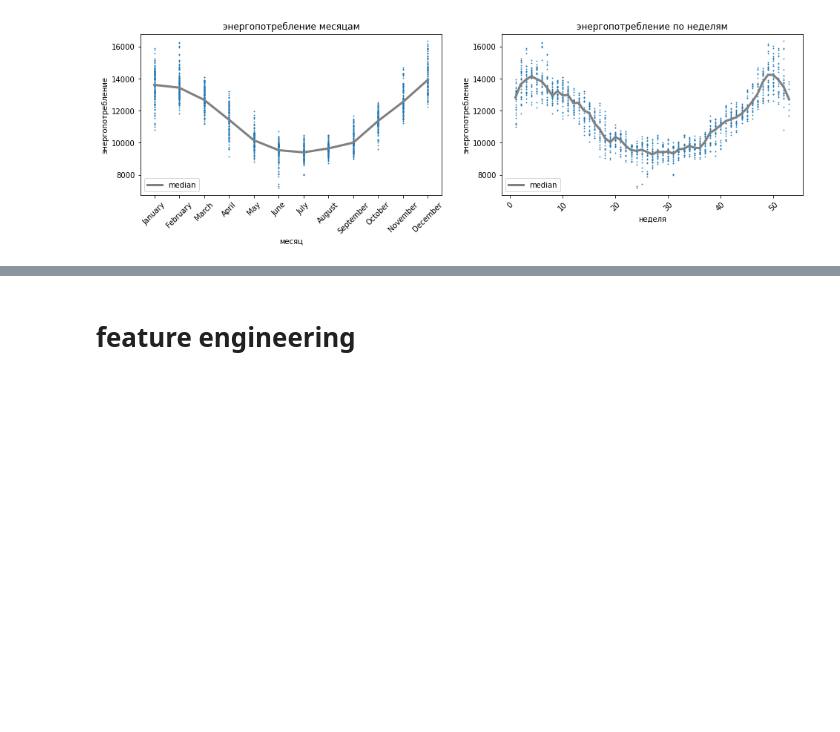
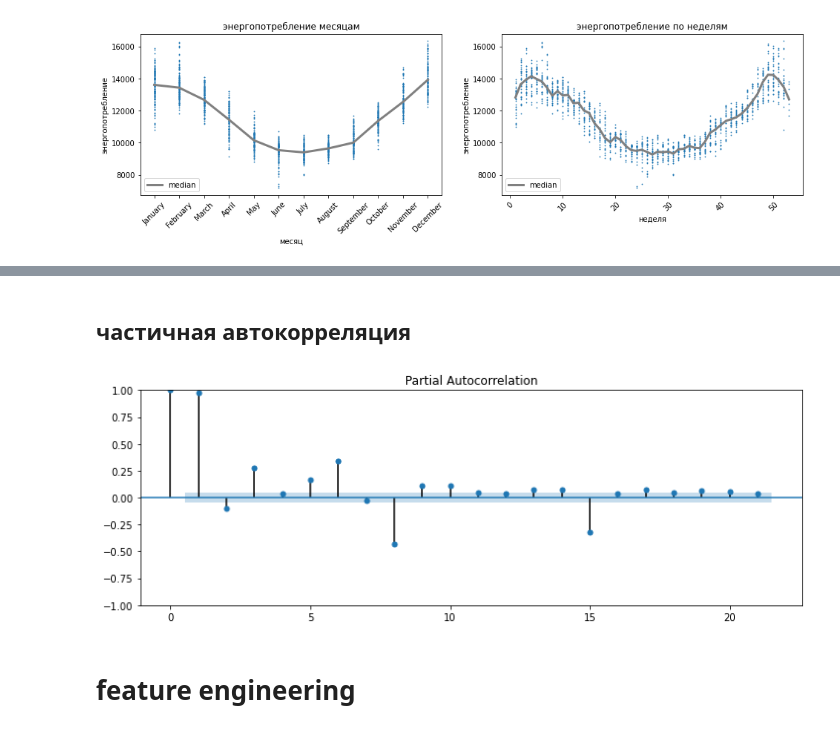
Before and after one commit to Maks-1011/hackathons, a Jupyter notebook: energy_predictions/energy_predict.ipynb, the cells around one changed output, grey strips where cells are left out. Drawn from its saved outputs; the diff is of its cells as text; code cells hidden in the pictures; blank space fills up the shorter version.

```diff
--- a/energy_predictions/energy_predict.ipynb
+++ b/energy_predictions/energy_predict.ipynb
@@ -497,3 +517,13 @@ plt.xticks(rotation = 45);
+# %% [markdown]
+## частичная автокорреляция
+# %%
+# частичная автокорреляция
+
+fig, ax = plt.subplots(figsize=(12, 4))
+plot_pacf(train_df_agg['target'], ax=ax, lags=21, method='ywm')
+plt.show()
+# %% [output]
+[figure, added]
 # %% [markdown]
 # feature engineering
 # %% [markdown]
```
Also changed, not shown: parts of 47 cells of this notebook.
